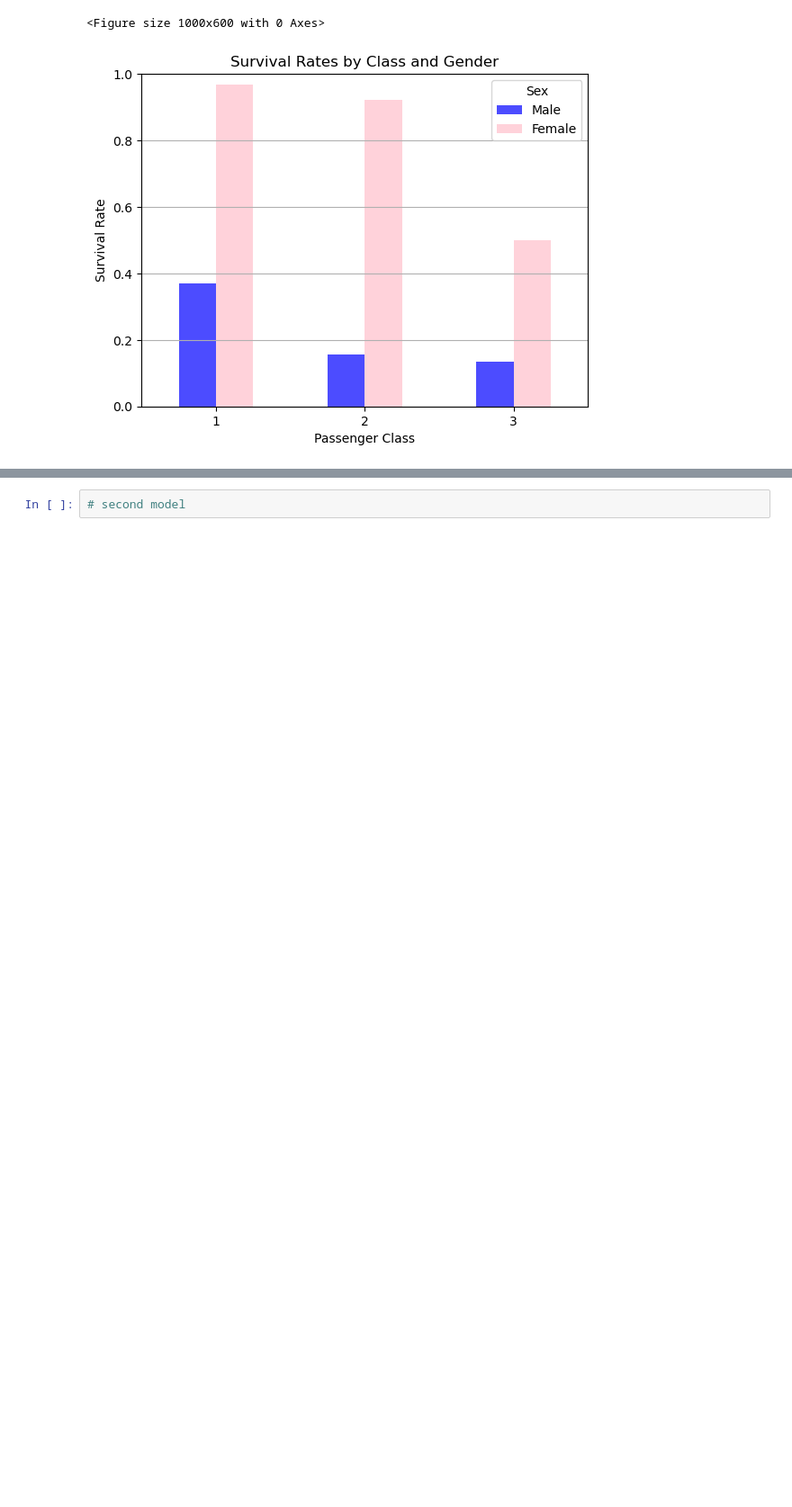
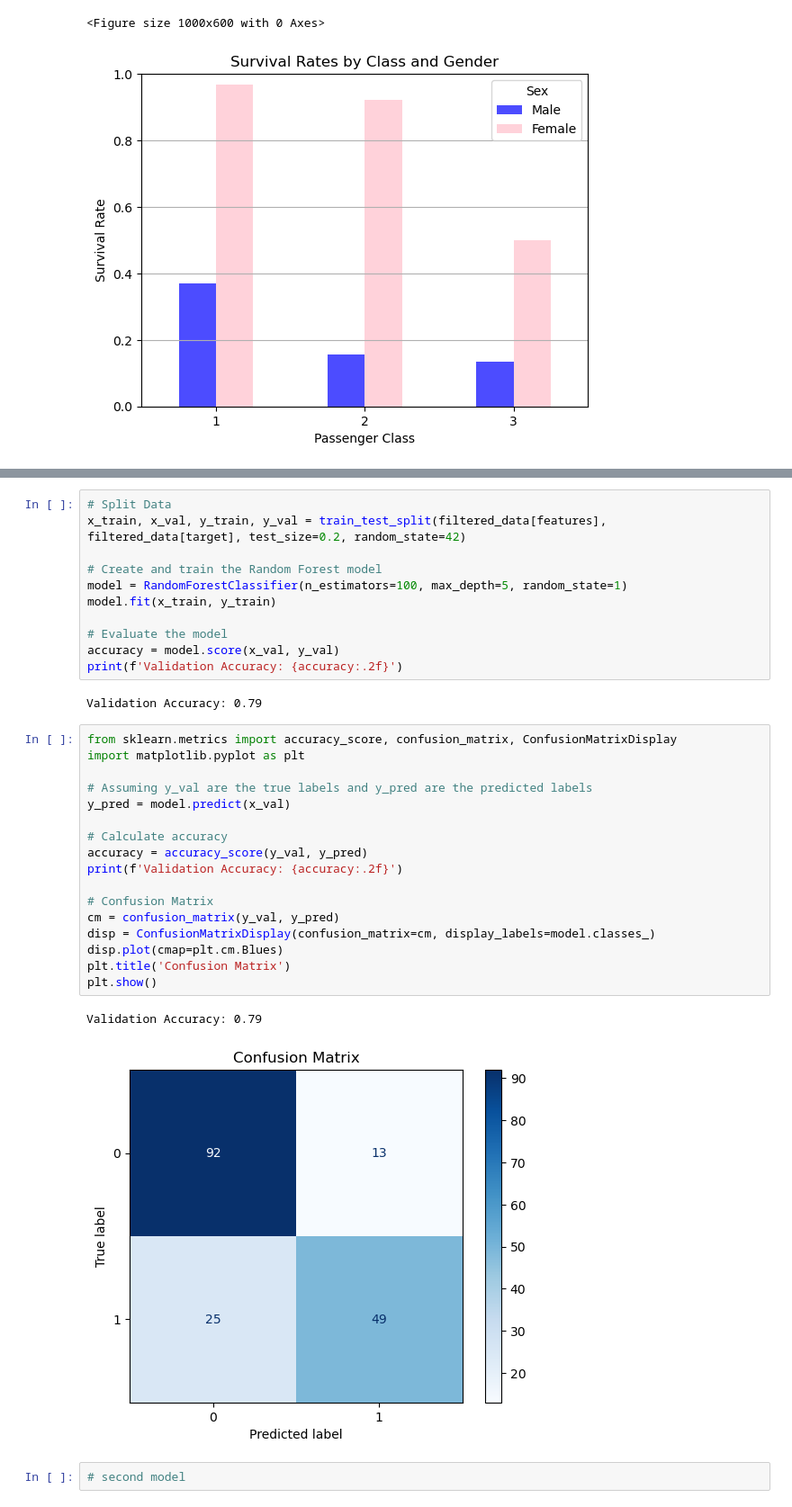
Before and after one commit to t1ww/AI-titanic-project, a Jupyter notebook: project/project_titanic_2.ipynb, the cells around one changed output, grey strips where cells are left out. Shown at 90% size. Cells and saved outputs as stored; diff of their text form; blank space fills up the shorter version.

Commit message:
finished
i'll see if i can improve 2nd model even more

```diff
--- a/project/project_titanic_2.ipynb
+++ b/project/project_titanic_2.ipynb
@@ -215,2 +137,35 @@ plt.show()
+# %%
+# Split Data
+x_train, x_val, y_train, y_val = train_test_split(filtered_data[features], filtered_data[target], test_size=0.2, random_state=42)
+
+# Create and train the Random Forest model
+model = RandomForestClassifier(n_estimators=100, max_depth=5, random_state=1)
+model.fit(x_train, y_train)
+
+# Evaluate the model
+accuracy = model.score(x_val, y_val)
+print(f'Validation Accuracy: {accuracy:.2f}')
+# %% [output]
+Validation Accuracy: 0.79
+# %%
+from sklearn.metrics import accuracy_score, confusion_matrix, ConfusionMatrixDisplay
+import matplotlib.pyplot as plt
+
+# Assuming y_val are the true labels and y_pred are the predicted labels
+y_pred = model.predict(x_val)
+
+# Calculate accuracy
+accuracy = accuracy_score(y_val, y_pred)
+print(f'Validation Accuracy: {accuracy:.2f}')
+
+# Confusion Matrix
+cm = confusion_matrix(y_val, y_pred)
+disp = ConfusionMatrixDisplay(confusion_matrix=cm, display_labels=model.classes_)
+disp.plot(cmap=plt.cm.Blues)
+plt.title('Confusion Matrix')
+plt.show()
+# %% [output]
+Validation Accuracy: 0.79
+[figure, added]
 # %%
 # second model
```
Also changed, not shown: parts of 5 cells of this notebook, 1 other file.
